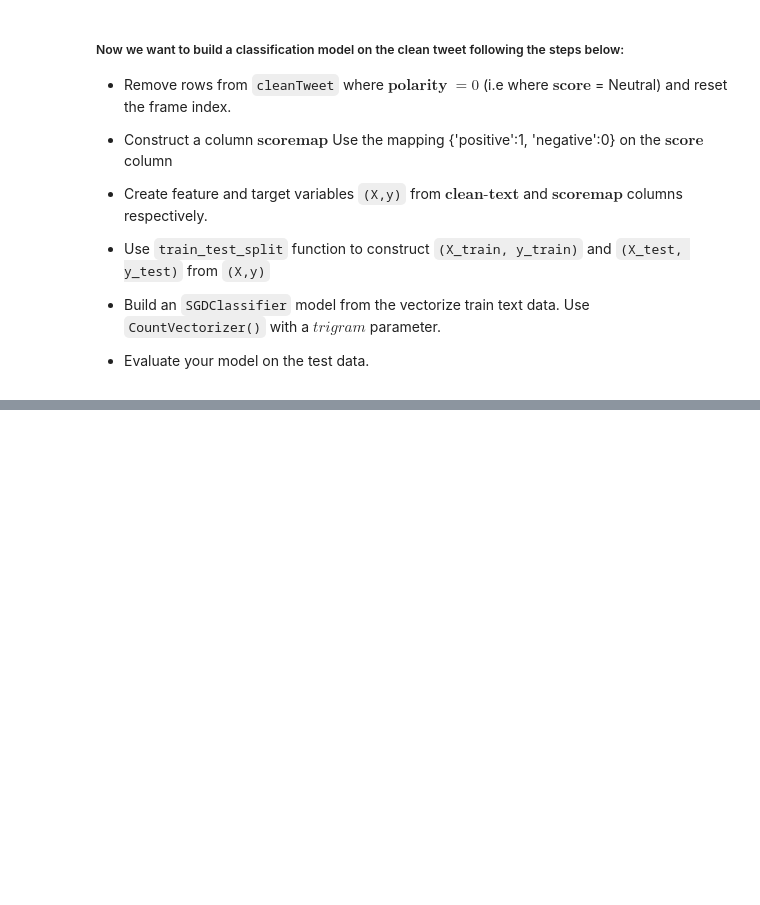
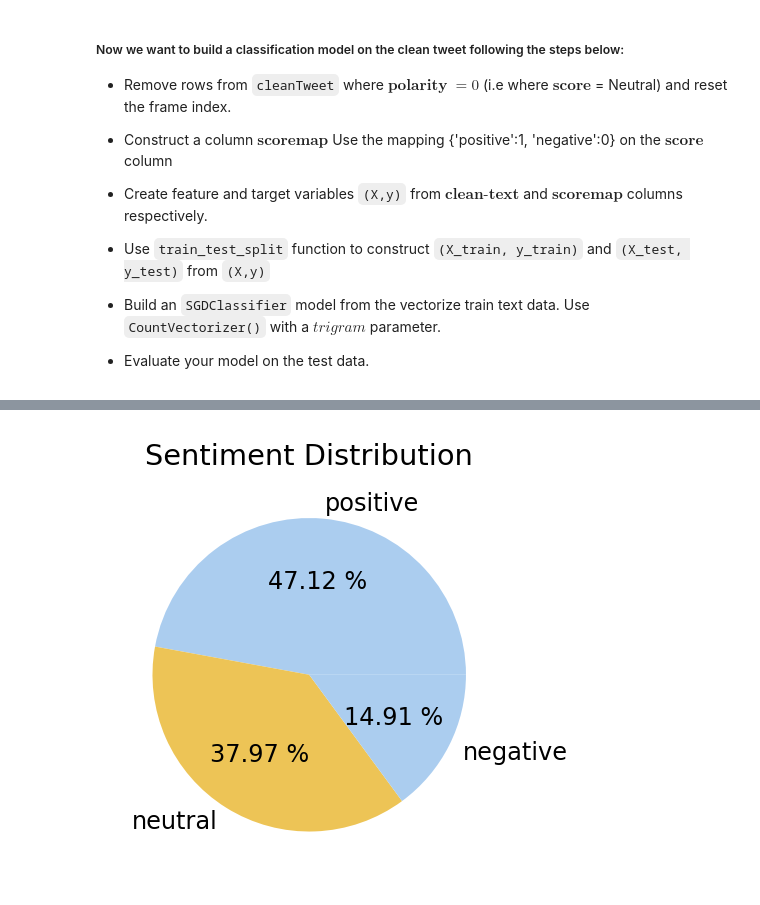
Before and after one commit to KutashiMA/Twitter_Data_Analysis, a Jupyter notebook: Challenge_Day2.ipynb, the cells around one changed output, grey strips where cells are left out. Drawn from its saved outputs; the diff is of its cells as text; code cells hidden in the pictures; blank space fills up the shorter version.

```diff
--- a/Challenge_Day2.ipynb
+++ b/Challenge_Day2.ipynb
@@ -181,0 +329,14 @@ assert len(challenge_text) > 80
+# %%
+# plotting pie chart
+plt.figure(figsize = (5,3), dpi = 173)
+chart_label = ['positive', 'neutral', 'negative']
+chart_colors = ['#abcdef','#edc456']
+values = [2648,2134,838]
+
+plt.pie(values, labels = chart_label, colors = chart_colors, autopct = '%.2f %%')
+
+plt.title('Sentiment Distribution')
+
+plt.show()
+# %% [output]
+[figure, added]
```
Also changed, not shown: parts of 16 cells of this notebook.
